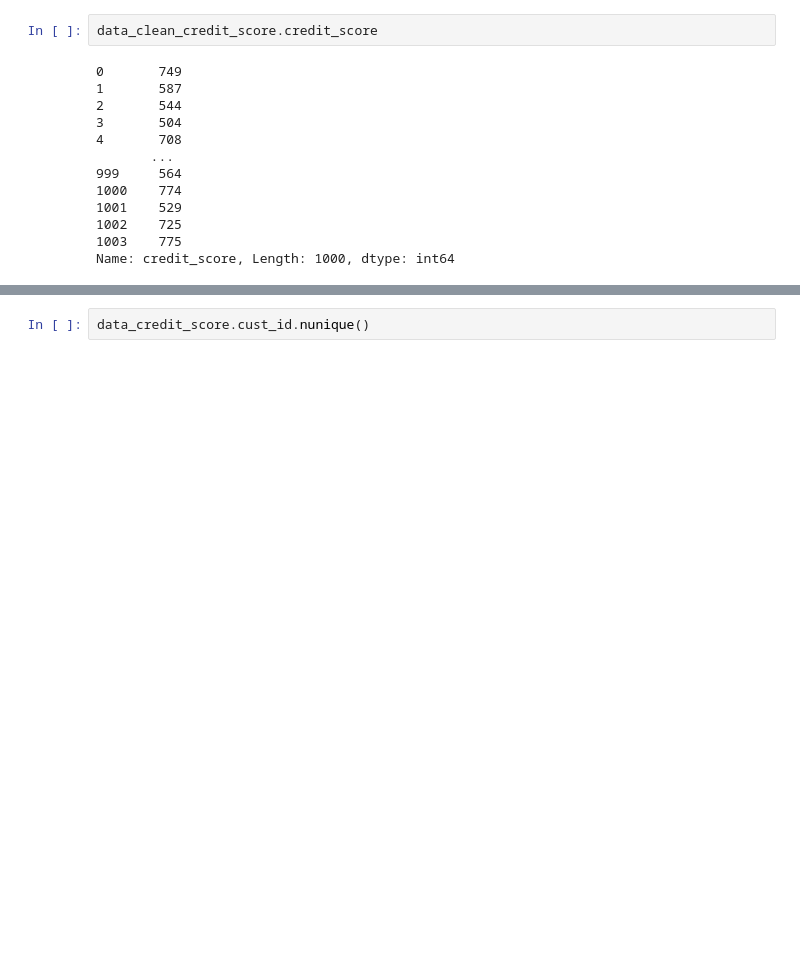
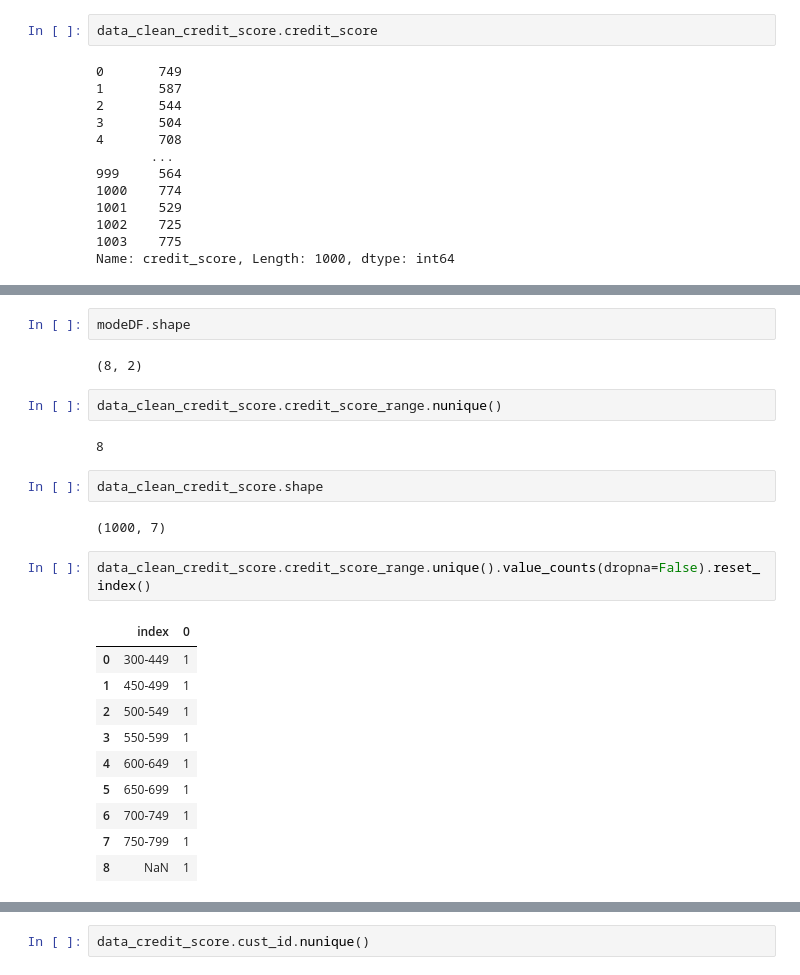
Before and after one commit to jdhova/DummyBank, a Jupyter notebook: CreditScore.ipynb, the cells around one changed output, grey strips where cells are left out. Cells and saved outputs as stored; diff of their text form; blank space fills up the shorter version.

```diff
--- a/CreditScore.ipynb
+++ b/CreditScore.ipynb
@@ -148,0 +284,25 @@ Name: credit_score, Length: 1000, dtype: int64
+# %%
+modeDF.shape
+# %% [output]
+(8, 2)
+# %%
+data_clean_credit_score.credit_score_range.nunique()
+# %% [output]
+8
+# %%
+data_clean_credit_score.shape
+# %% [output]
+(1000, 7)
+# %%
+data_clean_credit_score.credit_score_range.unique().value_counts(dropna=False).reset_index()
+# %% [output]
+|  | index | 0 |
+| 0 | 300-449 | 1 |
+| 1 | 450-499 | 1 |
+| 2 | 500-549 | 1 |
+| 3 | 550-599 | 1 |
+| 4 | 600-649 | 1 |
+| 5 | 650-699 | 1 |
+| 6 | 700-749 | 1 |
+| 7 | 750-799 | 1 |
+| 8 | NaN | 1 |
```
Also changed, not shown: parts of 19 cells of this notebook.
